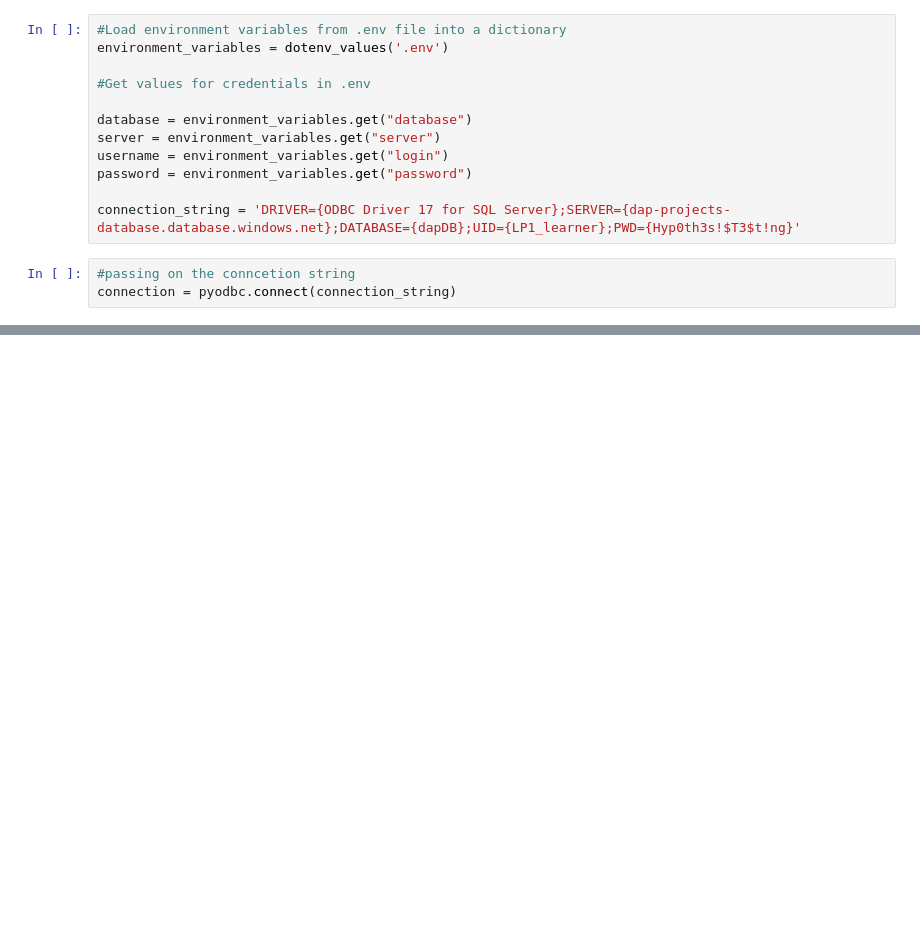
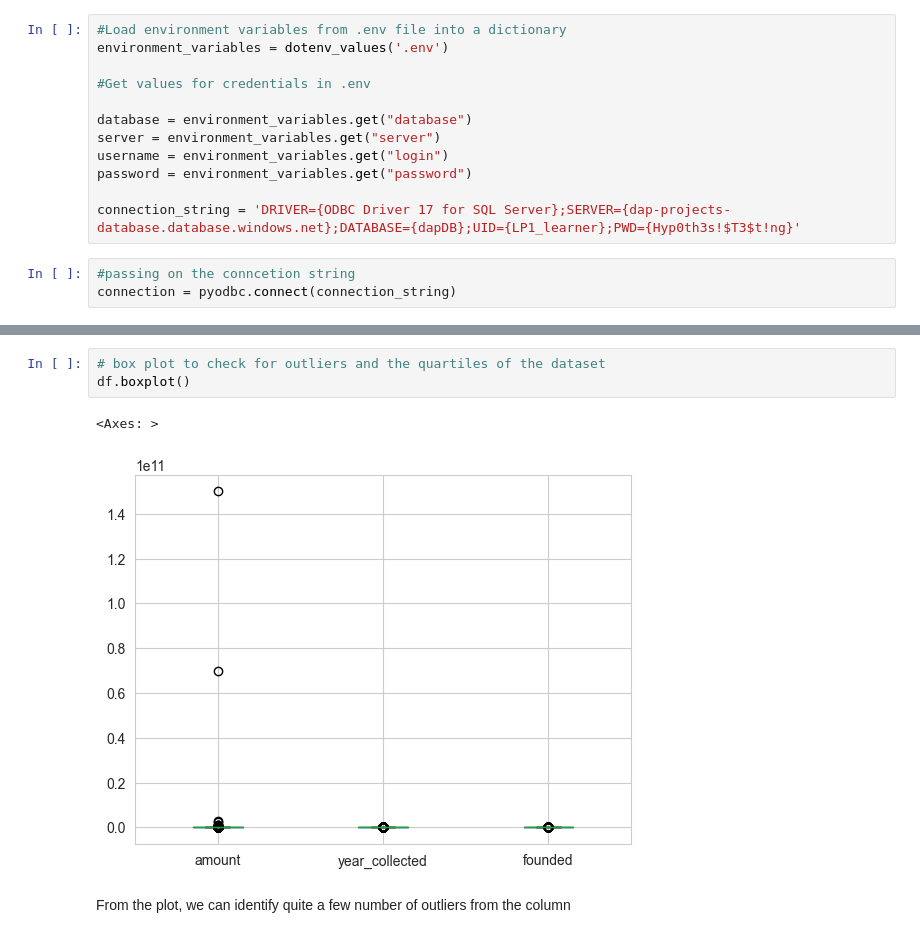
Before and after one commit to Zorbes/Indian-Startups-Analysis, a Jupyter notebook: Notebooks/main.ipynb, the cells around one changed output, grey strips where cells are left out. Cells and saved outputs as stored; diff of their text form; blank space fills up the shorter version.

```diff
--- a/Notebooks/main.ipynb
+++ b/Notebooks/main.ipynb
@@ -181,0 +2320,8 @@ df.drop_duplicates()
+# %%
+# box plot to check for outliers and the quartiles of the dataset
+df.boxplot()
+# %% [output]
+<Axes: >
+[figure, added]
+# %% [markdown]
+From the plot, we can identify quite a few number of outliers from the column
```
Also changed, not shown: parts of 174 cells of this notebook, 1 other file.
